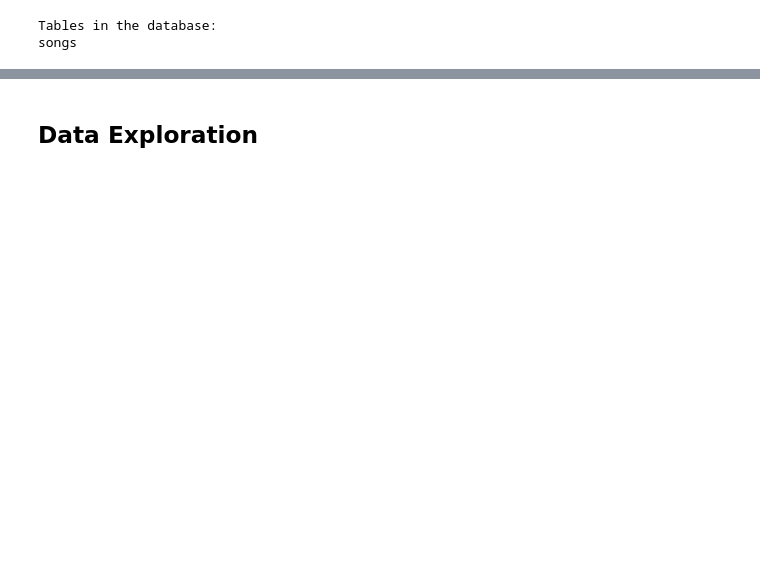
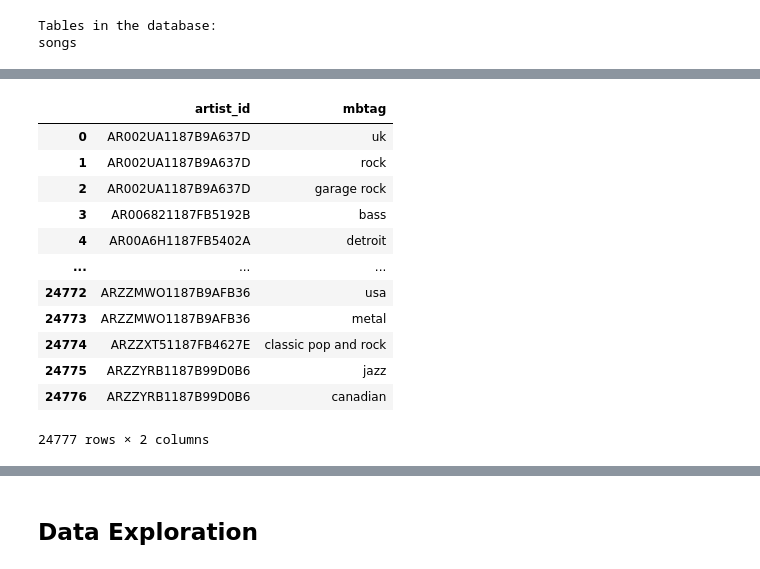
Before and after one commit to majb90/MIS548-Group-6, a Jupyter notebook: Code/MIS548-Group6_Final_Draft.ipynb, the cells around one changed output, grey strips where cells are left out. Cells and saved outputs as stored; diff of their text form; code cells hidden in the pictures; blank space fills up the shorter version.

```diff
--- a/Code/MIS548-Group6_Final_Draft.ipynb
+++ b/Code/MIS548-Group6_Final_Draft.ipynb
@@ -116,0 +190,4 @@ dtype: float64
+# %%
+at_con = sqlite3.connect("artist_term.db")
+
+at_cur = at_con.cursor()
@@ -116,0 +300,2 @@ dtype: float64
+# %%
+df_artist_mbtag = pd.read_sql('SELECT * FROM artist_mbtag', at_con)
@@ -116,0 +362,16 @@ dtype: float64
+# %%
+df_artist_mbtag
+# %% [output]
+|  | artist_id | mbtag |
+| 0 | AR002UA1187B9A637D | uk |
+| 1 | AR002UA1187B9A637D | rock |
+| 2 | AR002UA1187B9A637D | garage rock |
+| 3 | AR006821187FB5192B | bass |
+| 4 | AR00A6H1187FB5402A | detroit |
+| ... | ... | ... |
+| 24772 | ARZZMWO1187B9AFB36 | usa |
+| 24773 | ARZZMWO1187B9AFB36 | metal |
+| 24774 | ARZZXT51187FB4627E | classic pop and rock |
+| 24775 | ARZZYRB1187B99D0B6 | jazz |
+| 24776 | ARZZYRB1187B99D0B6 | canadian |
+24777 rows × 2 columns
```
Also changed, not shown: parts of 61 cells of this notebook.
